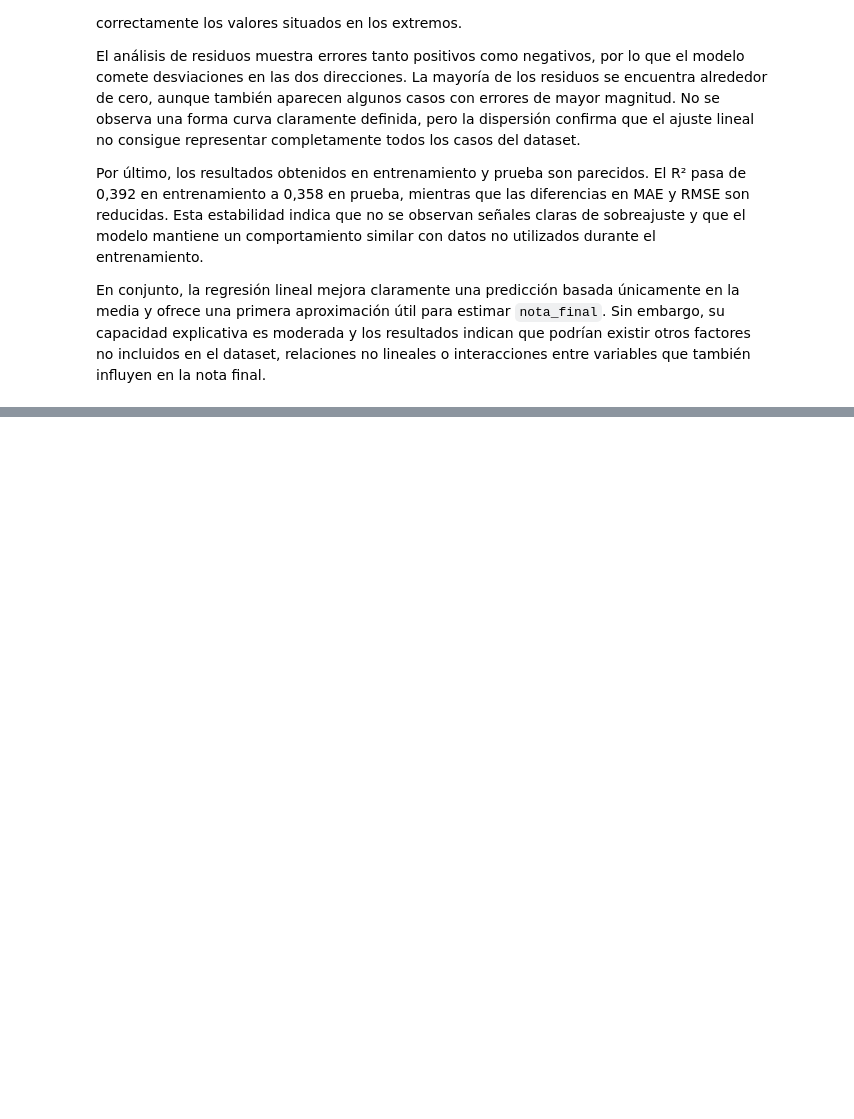
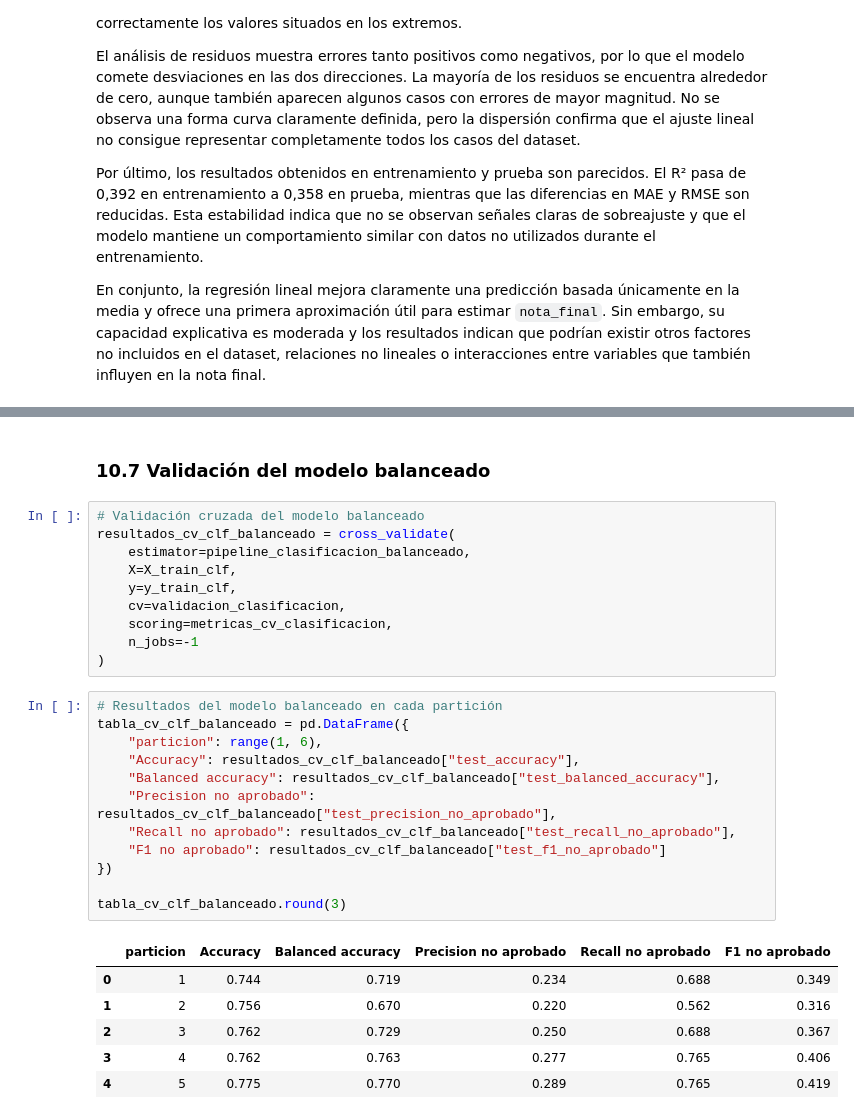
Before and after one commit to juanpamtx/Proyecto_08_DS.Machine_learning_regresion_y_clasificacion, a Jupyter notebook: Notebook/03_modelado_regresion_clasificacion.ipynb, the cells around one changed output, grey strips where cells are left out. Saved outputs shown, nothing was run; the diff lists cells and outputs as text; blank space fills up the shorter version.

```diff
--- a/Notebook/03_modelado_regresion_clasificacion.ipynb
+++ b/Notebook/03_modelado_regresion_clasificacion.ipynb
@@ -781,0 +1590,31 @@ En conjunto, la regresión lineal mejora claramente una predicción basada únic
+# %% [markdown]
+### 10.7 Validación del modelo balanceado
+# %%
+# Validación cruzada del modelo balanceado
+resultados_cv_clf_balanceado = cross_validate(
+    estimator=pipeline_clasificacion_balanceado,
+    X=X_train_clf,
+    y=y_train_clf,
+    cv=validacion_clasificacion,
+    scoring=metricas_cv_clasificacion,
+    n_jobs=-1
+)
+# %%
+# Resultados del modelo balanceado en cada partición
+tabla_cv_clf_balanceado = pd.DataFrame({
+    "particion": range(1, 6),
+    "Accuracy": resultados_cv_clf_balanceado["test_accuracy"],
+    "Balanced accuracy": resultados_cv_clf_balanceado["test_balanced_accuracy"],
+    "Precision no aprobado": resultados_cv_clf_balanceado["test_precision_no_aprobado"],
+    "Recall no aprobado": resultados_cv_clf_balanceado["test_recall_no_aprobado"],
+    "F1 no aprobado": resultados_cv_clf_balanceado["test_f1_no_aprobado"]
+})
+
+tabla_cv_clf_balanceado.round(3)
+# %% [output]
+|  | particion | Accuracy | Balanced accuracy | Precision no aprobado | Recall no aprobado | F1 no aprobado |
+| 0 | 1 | 0.744 | 0.719 | 0.234 | 0.688 | 0.349 |
+| 1 | 2 | 0.756 | 0.670 | 0.220 | 0.562 | 0.316 |
+| 2 | 3 | 0.762 | 0.729 | 0.250 | 0.688 | 0.367 |
+| 3 | 4 | 0.762 | 0.763 | 0.277 | 0.765 | 0.406 |
+| 4 | 5 | 0.775 | 0.770 | 0.289 | 0.765 | 0.419 |
```
Also changed, not shown: parts of 90 cells of this notebook, 3 other files.
